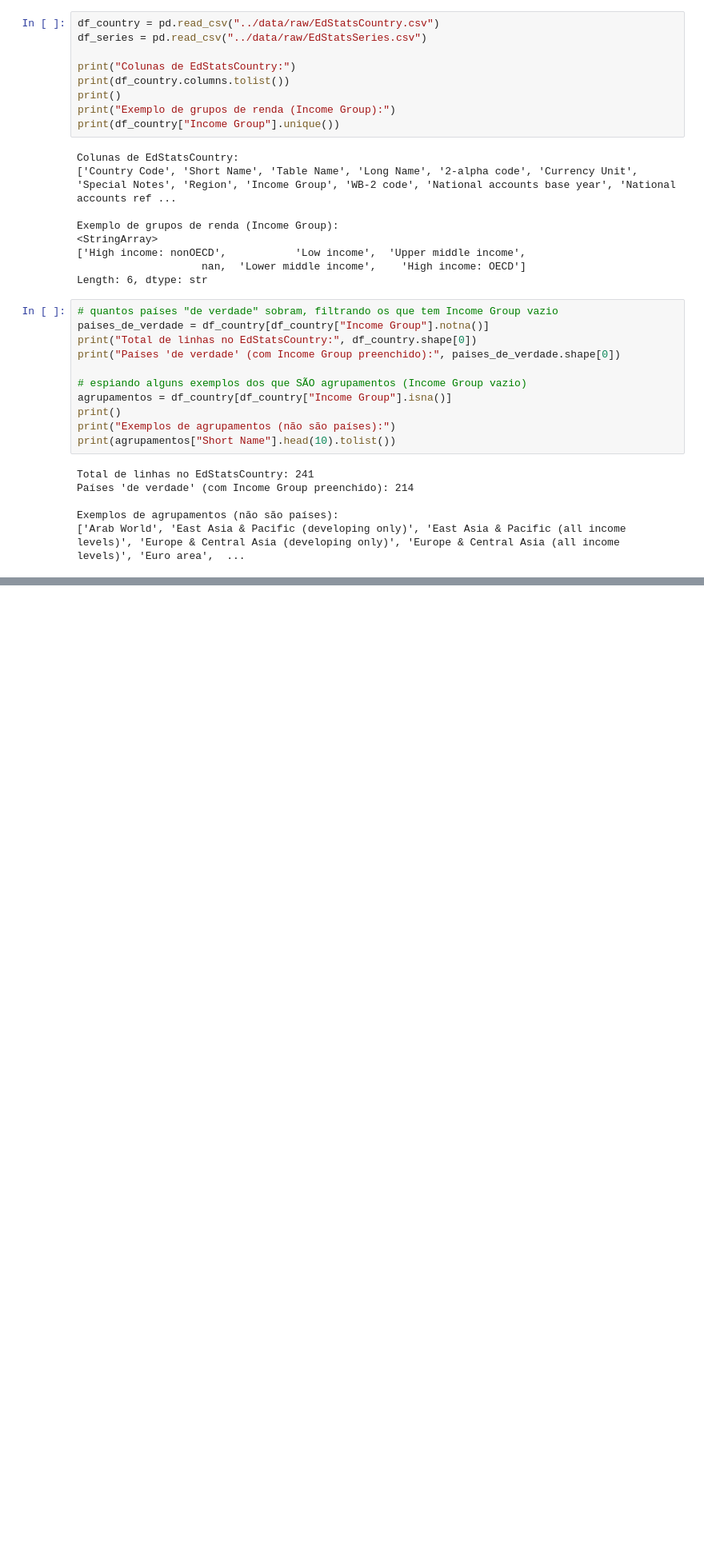
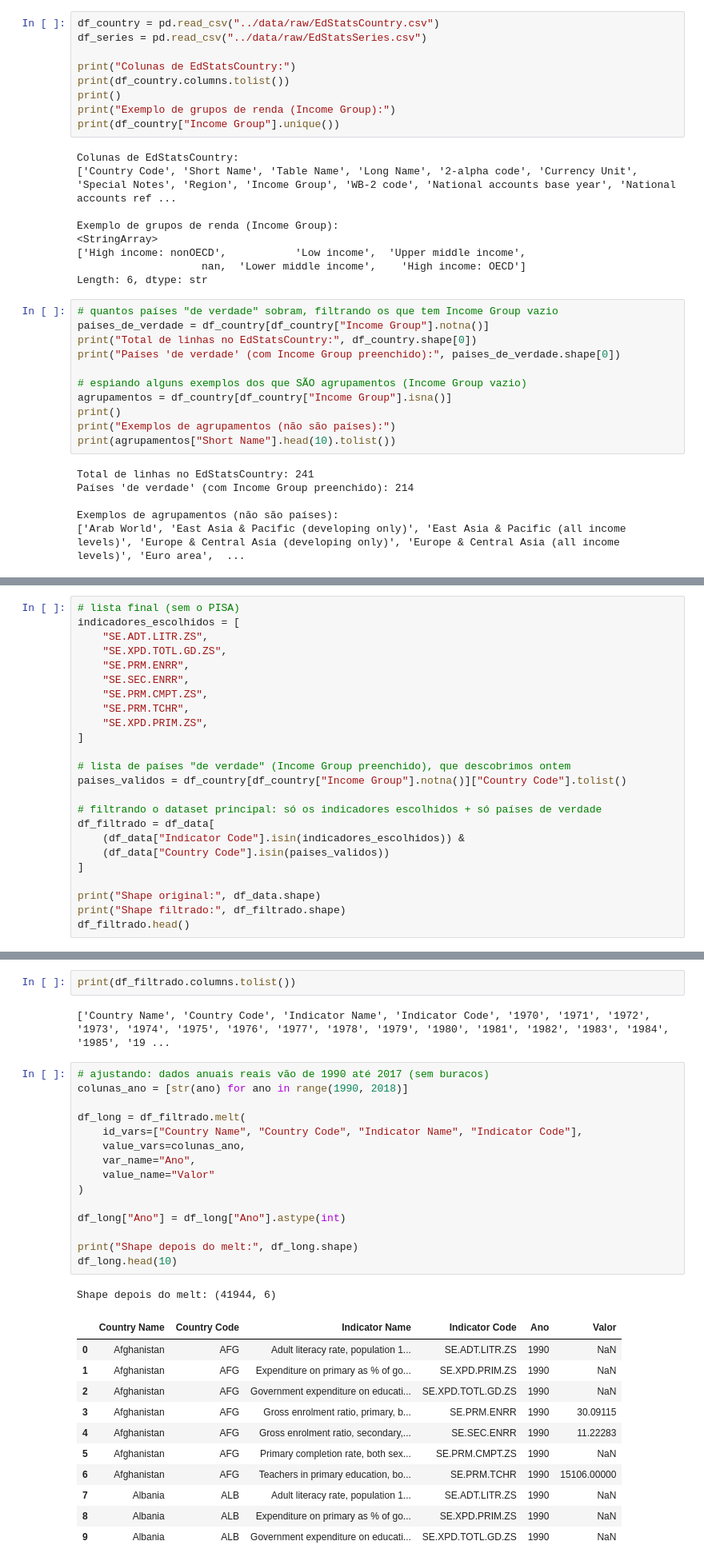
Before and after one commit to jessic-amendes/acelera-ai-educacao, a Jupyter notebook: notebooks/01_exploracao_inicial.ipynb, the cells around one changed output, grey strips where cells are left out. Shown at 80% size. Cells and saved outputs as stored; diff of their text form; blank space fills up the shorter version.

Commit message:
feat: limpeza e tratamento de dados - selecao de indicadores, melt, tratamento de nulos

```diff
--- a/notebooks/01_exploracao_inicial.ipynb
+++ b/notebooks/01_exploracao_inicial.ipynb
@@ -72,0 +148,24 @@ Exemplos de agrupamentos (não são países):
+# %%
+# lista final (sem o PISA)
+indicadores_escolhidos = [
+    "SE.ADT.LITR.ZS",
+    "SE.XPD.TOTL.GD.ZS",
+    "SE.PRM.ENRR",
+    "SE.SEC.ENRR",
+    "SE.PRM.CMPT.ZS",
+    "SE.PRM.TCHR",
+    "SE.XPD.PRIM.ZS",
+]
+
+# lista de países "de verdade" (Income Group preenchido), que descobrimos ontem
+paises_validos = df_country[df_country["Income Group"].notna()]["Country Code"].tolist()
+
+# filtrando o dataset principal: só os indicadores escolhidos + só países de verdade
+df_filtrado = df_data[
+    (df_data["Indicator Code"].isin(indicadores_escolhidos)) &
+    (df_data["Country Code"].isin(paises_validos))
+]
+
+print("Shape original:", df_data.shape)
+print("Shape filtrado:", df_filtrado.shape)
+df_filtrado.head()
@@ -72,0 +200,32 @@ Exemplos de agrupamentos (não são países):
+# %%
+print(df_filtrado.columns.tolist())
+# %% [output]
+['Country Name', 'Country Code', 'Indicator Name', 'Indicator Code', '1970', '1971', '1972', '1973', '1974', '1975', '1976', '1977', '1978', '1979', '1980', '1981', '1982', '1983', '1984', '1985', '19 ...
+# %%
+# ajustando: dados anuais reais vão de 1990 até 2017 (sem buracos)
+colunas_ano = [str(ano) for ano in range(1990, 2018)]
+
+df_long = df_filtrado.melt(
+    id_vars=["Country Name", "Country Code", "Indicator Name", "Indicator Code"],
+    value_vars=colunas_ano,
+    var_name="Ano",
+    value_name="Valor"
+)
+
+df_long["Ano"] = df_long["Ano"].astype(int)
+
+print("Shape depois do melt:", df_long.shape)
+df_long.head(10)
+# %% [output]
+Shape depois do melt: (41944, 6)
+|  | Country Name | Country Code | Indicator Name | Indicator Code | Ano | Valor |
+| 0 | Afghanistan | AFG | Adult literacy rate, population 1... | SE.ADT.LITR.ZS | 1990 | NaN |
+| 1 | Afghanistan | AFG | Expenditure on primary as % of go... | SE.XPD.PRIM.ZS | 1990 | NaN |
+| 2 | Afghanistan | AFG | Government expenditure on educati... | SE.XPD.TOTL.GD.ZS | 1990 | NaN |
+| 3 | Afghanistan | AFG | Gross enrolment ratio, primary, b... | SE.PRM.ENRR | 1990 | 30.09115 |
+| 4 | Afghanistan | AFG | Gross enrolment ratio, secondary,... | SE.SEC.ENRR | 1990 | 11.22283 |
+| 5 | Afghanistan | AFG | Primary completion rate, both sex... | SE.PRM.CMPT.ZS | 1990 | NaN |
+| 6 | Afghanistan | AFG | Teachers in primary education, bo... | SE.PRM.TCHR | 1990 | 15106.00000 |
+| 7 | Albania | ALB | Adult literacy rate, population 1... | SE.ADT.LITR.ZS | 1990 | NaN |
+| 8 | Albania | ALB | Expenditure on primary as % of go... | SE.XPD.PRIM.ZS | 1990 | NaN |
+| 9 | Albania | ALB | Government expenditure on educati... | SE.XPD.TOTL.GD.ZS | 1990 | NaN |
```
Also changed, not shown: parts of 8 cells of this notebook, 1 other file.
